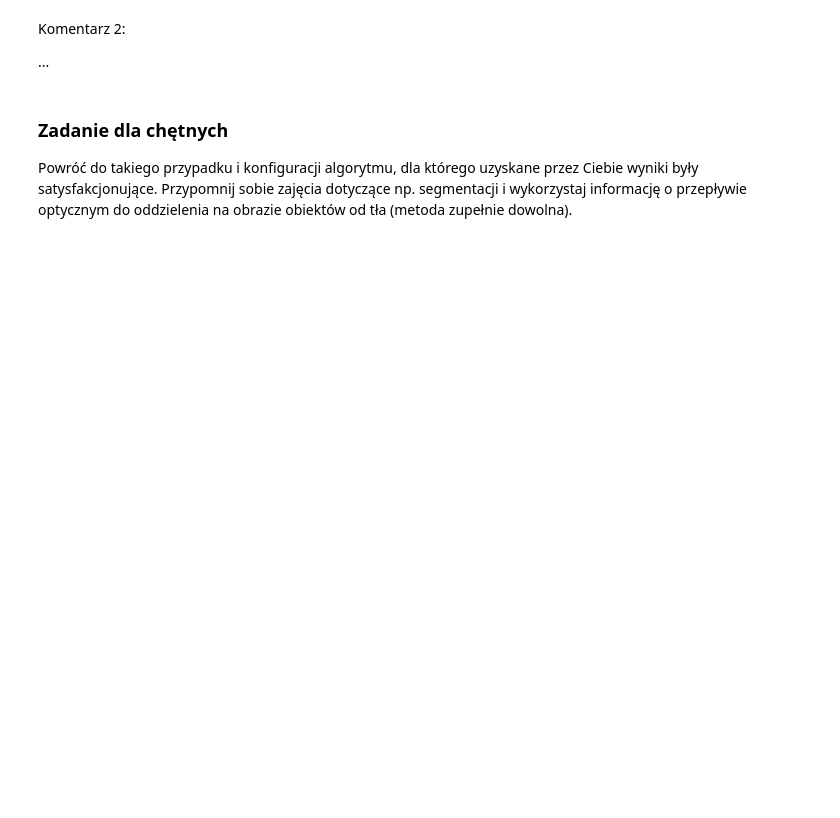
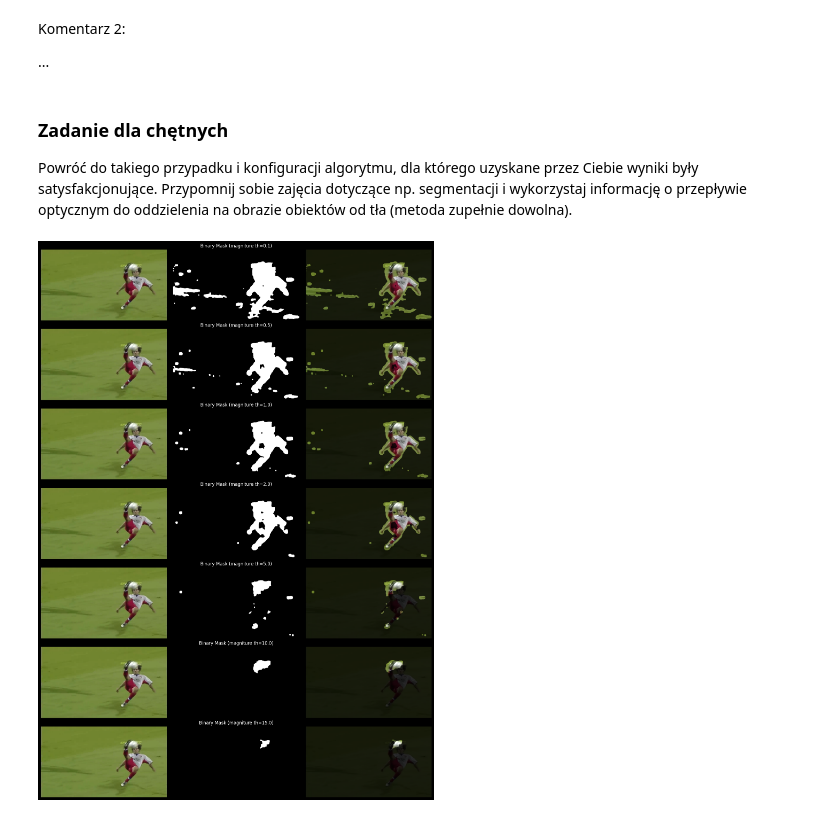
Before and after one commit to pananananas/ComputerVision, a Jupyter notebook: 8 dense optical flow.ipynb, the cells around one changed output. Saved outputs shown, nothing was run; the diff lists cells and outputs as text; code cells hidden in the pictures; blank space fills up the shorter version.

```diff
--- a/8 dense optical flow.ipynb
+++ b/8 dense optical flow.ipynb
@@ -81,3 +185,48 @@ Komentarz 2:
 ### Zadanie dla chętnych
 
 Powróć do takiego przypadku i konfiguracji algorytmu, dla którego uzyskane przez Ciebie wyniki były satysfakcjonujące. Przypomnij sobie zajęcia dotyczące np. segmentacji i wykorzystaj informację o przepływie optycznym do oddzielenia na obrazie obiektów od tła (metoda zupełnie dowolna).
+# %%
+def segment_moving_objects(frame1, frame2, threshold=1.0, winsize=15):
+    _, magnitude, _ = calculate_flow(frame1, frame2, winsize)
+
+    # Magnitude threshold
+    motion_mask = magnitude > threshold
+
+    # Morphological operations
+    kernel = np.ones((5,5), np.uint8)
+    motion_mask = motion_mask.astype(np.uint8)
+    motion_mask = cv2.morphologyEx(motion_mask, cv2.MORPH_OPEN, kernel)
+    motion_mask = cv2.morphologyEx(motion_mask, cv2.MORPH_CLOSE, kernel)
+
+    segmented = frame2.copy()
+    segmented[motion_mask == 0] = frame2[motion_mask == 0] * 0.2
+    return motion_mask, segmented
+# %%
+def plot_segmentation(frame1, frame2, thresholds):
+    fig, axes = plt.subplots(len(thresholds), 3, figsize=(15, 3*len(thresholds)))
+
+    for i, threshold in enumerate(thresholds):
+        mask, segmented = segment_moving_objects(frame1, frame2, threshold=threshold)
+
+        axes[i,0].imshow(cv2.cvtColor(frame2, cv2.COLOR_BGR2RGB))
+        axes[i,0].axis('off')
+
+        axes[i,1].imshow(mask, cmap='gray')
+        axes[i,1].set_title(f'Binary Mask (magniture th={threshold})')
+        axes[i,1].axis('off')
+
+        axes[i,2].imshow(cv2.cvtColor(segmented, cv2.COLOR_BGR2RGB))
+        axes[i,2].axis('off')
+
+    plt.tight_layout()
+    plt.show()
+# %%
+file_path = 'data/dane8/kick.mp4'
+skip_frames = 30
+frame1, frame2 = get_frames(file_path, skip_frames)
+
+thresholds = [0.1, 0.5, 1.0, 2.0, 5.0, 10.0, 15.0]
+
+plot_segmentation(frame1, frame2, thresholds)
+# %% [output]
+[figure, added]
```
Also changed, not shown: parts of 8 cells of this notebook, 1 other file.
